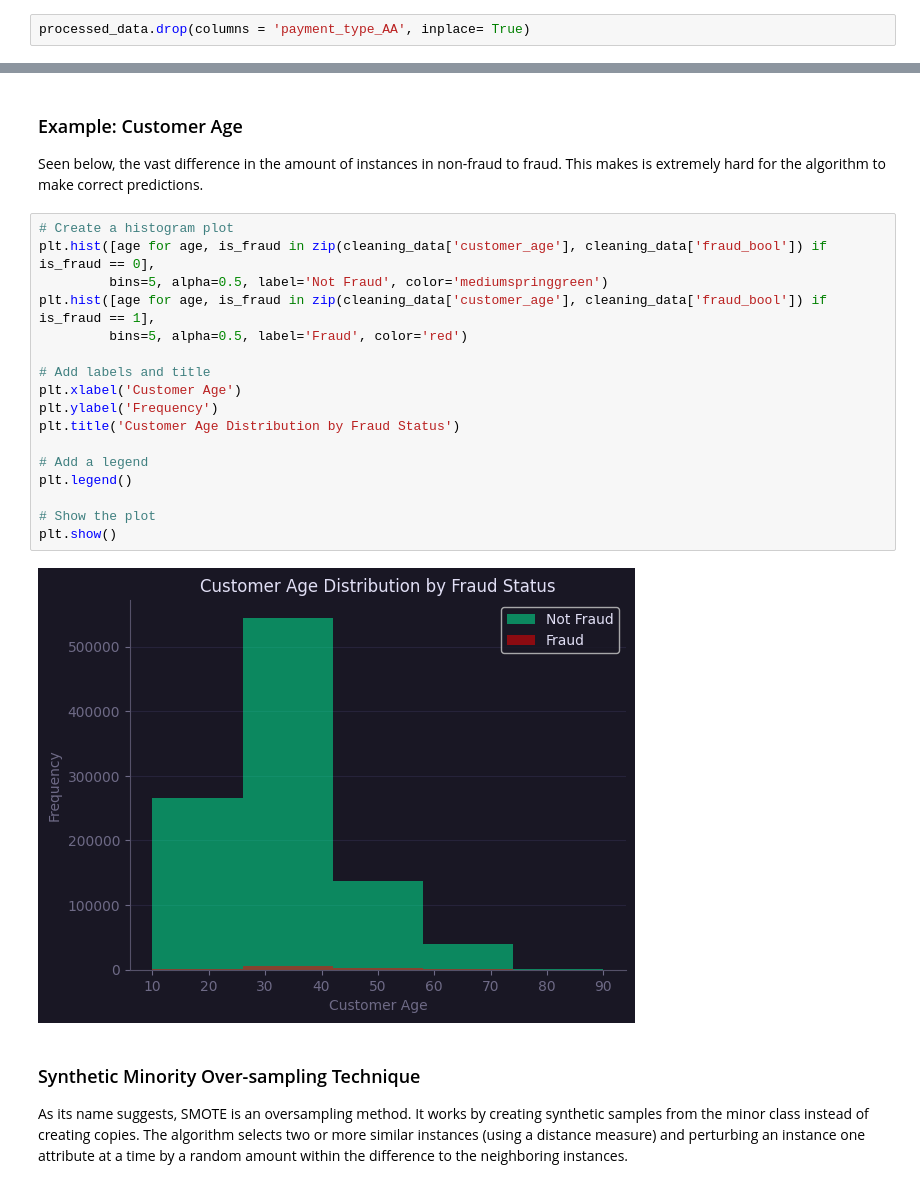
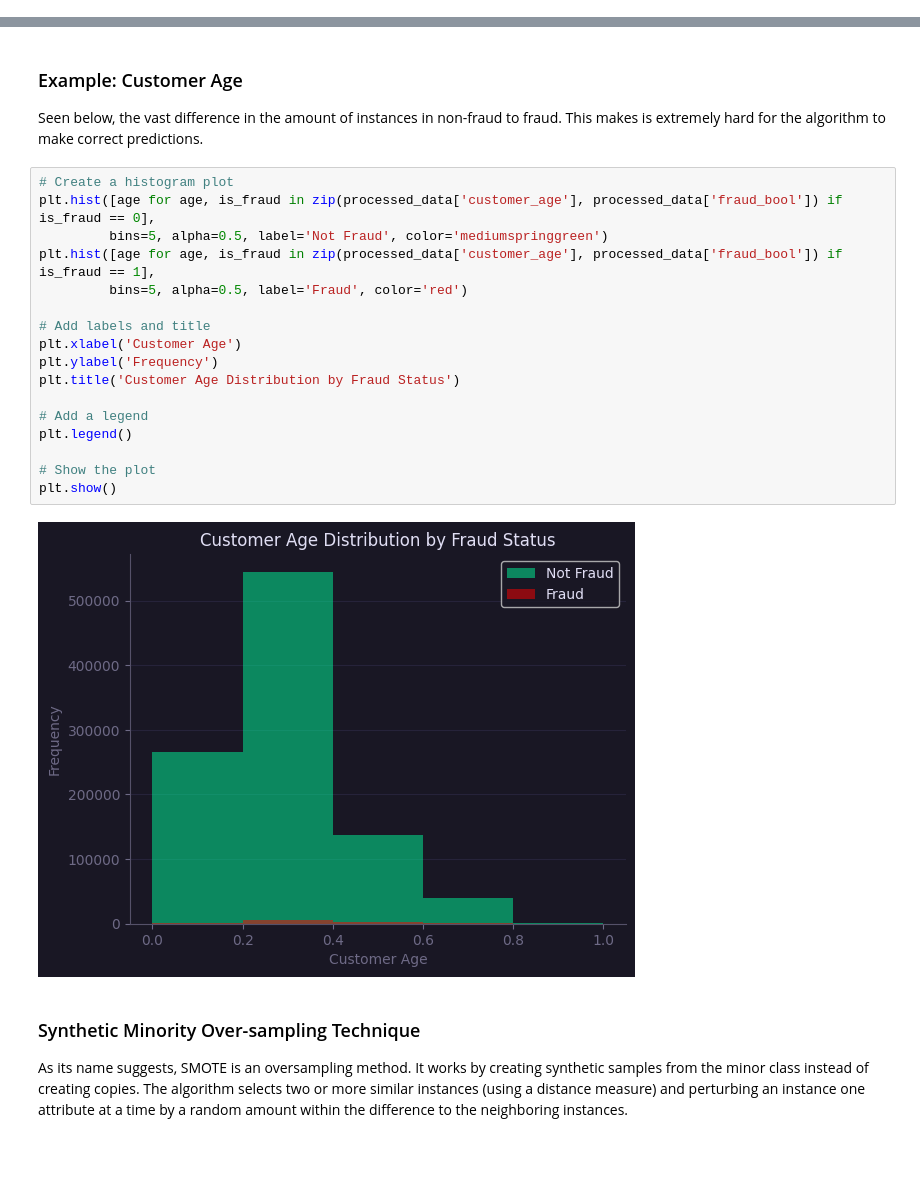
Before and after one commit to rcwylie/Fraudulent_payments, a Jupyter notebook: n_Code.ipynb, the cells around one changed output, grey strips where cells are left out. Cells and saved outputs as stored; diff of their text form; blank space fills up the shorter version.

```diff
--- a/n_Code.ipynb
+++ b/n_Code.ipynb
@@ -351,2 +313,0 @@ To redunce the dependancy and limit overfitting, payment_type_AA is removed.
-# %%
-processed_data.drop(columns = 'payment_type_AA', inplace= True)
@@ -457,23 +331,23 @@ For this problem synthetic data will be generated to provide a data set that has
 Seen below, the vast difference in the amount of instances in non-fraud to fraud. This makes is extremely hard for the algorithm to make correct predictions.
 # %%
 # Create a histogram plot
-plt.hist([age for age, is_fraud in zip(cleaning_data['customer_age'], cleaning_data['fraud_bool']) if is_fraud == 0],
+plt.hist([age for age, is_fraud in zip(processed_data['customer_age'], processed_data['fraud_bool']) if is_fraud == 0],
          bins=5, alpha=0.5, label='Not Fraud', color='mediumspringgreen')
-plt.hist([age for age, is_fraud in zip(cleaning_data['customer_age'], cleaning_data['fraud_bool']) if is_fraud == 1],
+plt.hist([age for age, is_fraud in zip(processed_data['customer_age'], processed_data['fraud_bool']) if is_fraud == 1],
          bins=5, alpha=0.5, label='Fraud', color='red')
 
 # Add labels and title
 plt.xlabel('Customer Age')
 plt.ylabel('Frequency')
 plt.title('Customer Age Distribution by Fraud Status')
 
 # Add a legend
 plt.legend()
 
 # Show the plot
 plt.show()
 # %% [output]
-[figure, old version]
+[figure, new version]
 # %% [markdown]
 ### Synthetic Minority Over-sampling Technique
 
```
Also changed, not shown: parts of 54 cells of this notebook.
